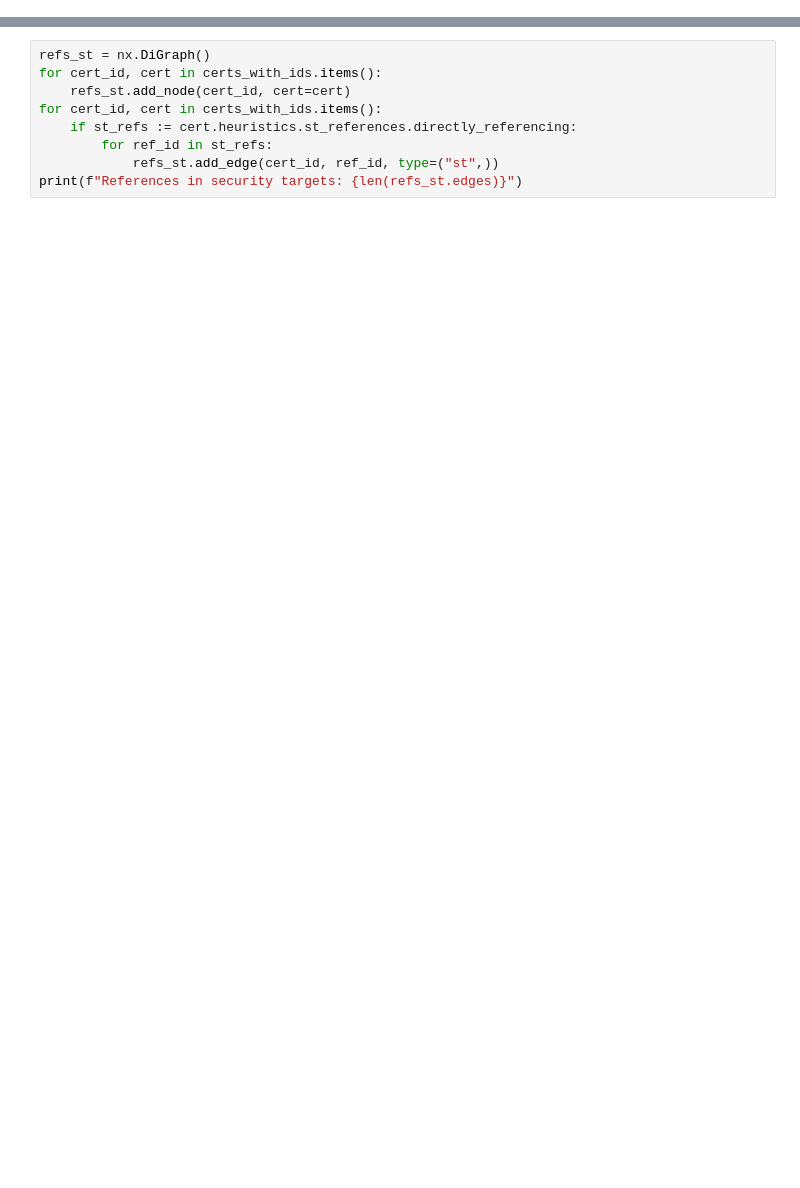
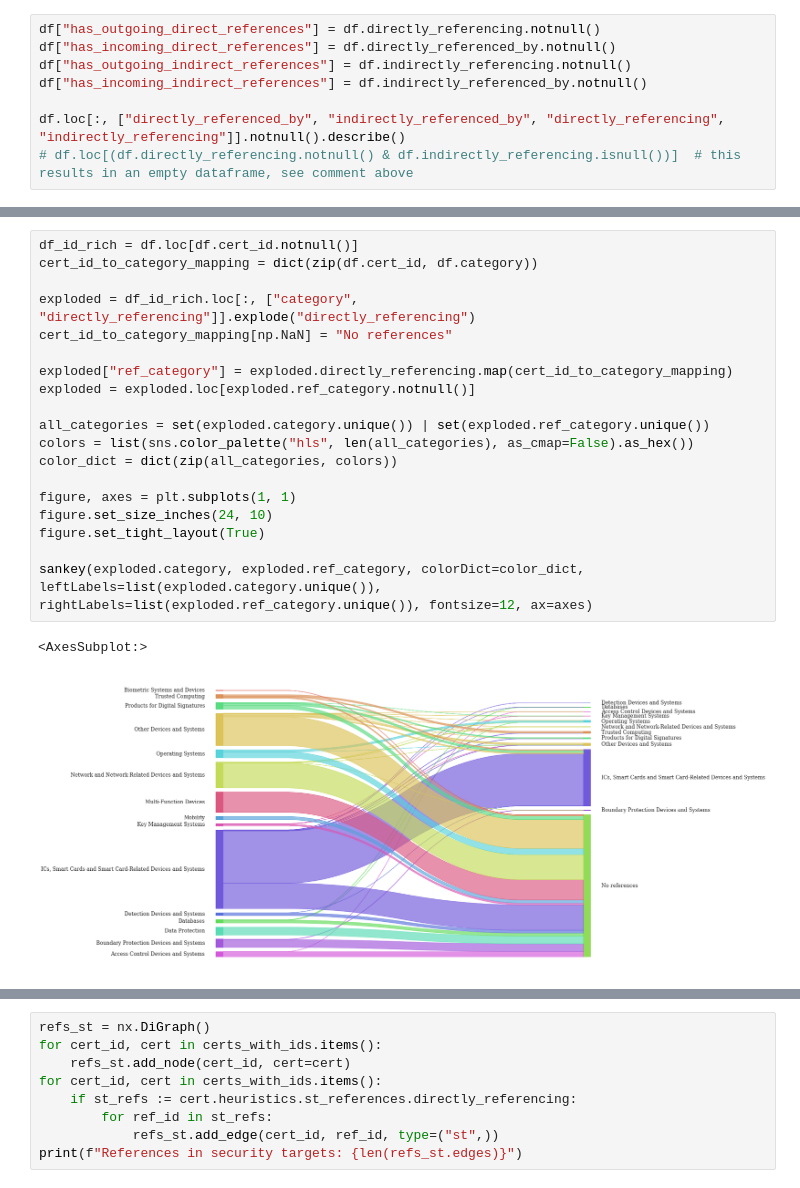
Before and after one commit to crocs-muni/sec-certs, a Jupyter notebook: notebooks/cc/references.ipynb, the cells around one changed output, grey strips where cells are left out. Drawn from its saved outputs; the diff is of its cells as text; blank space fills up the shorter version.

Commit message:
Merge reference notebooks.

```diff
--- a/notebooks/cc/references.ipynb
+++ b/notebooks/cc/references.ipynb
@@ -2,0 +35,8 @@
+# %%
+df["has_outgoing_direct_references"] = df.directly_referencing.notnull()
+df["has_incoming_direct_references"] = df.directly_referenced_by.notnull()
+df["has_outgoing_indirect_references"] = df.indirectly_referencing.notnull()
+df["has_incoming_indirect_references"] = df.indirectly_referenced_by.notnull()
+
+df.loc[:, ["directly_referenced_by", "indirectly_referenced_by", "directly_referencing", "indirectly_referencing"]].notnull().describe()
+# df.loc[(df.directly_referencing.notnull() & df.indirectly_referencing.isnull())]  # this results in an empty dataframe, see comment above
@@ -2,0 +69,22 @@
+# %%
+df_id_rich = df.loc[df.cert_id.notnull()]
+cert_id_to_category_mapping = dict(zip(df.cert_id, df.category))
+
+exploded = df_id_rich.loc[:, ["category", "directly_referencing"]].explode("directly_referencing")
+cert_id_to_category_mapping[np.NaN] = "No references"
+
+exploded["ref_category"] = exploded.directly_referencing.map(cert_id_to_category_mapping)
+exploded = exploded.loc[exploded.ref_category.notnull()]
+
+all_categories = set(exploded.category.unique()) | set(exploded.ref_category.unique())
+colors = list(sns.color_palette("hls", len(all_categories), as_cmap=False).as_hex())
+color_dict = dict(zip(all_categories, colors))
+
+figure, axes = plt.subplots(1, 1)
+figure.set_size_inches(24, 10)
+figure.set_tight_layout(True)
+
+sankey(exploded.category, exploded.ref_category, colorDict=color_dict, leftLabels=list(exploded.category.unique()), rightLabels=list(exploded.ref_category.unique()), fontsize=12, ax=axes)
+# %% [output]
+<AxesSubplot:>
+[figure, added]
```
Also changed, not shown: parts of 25 cells of this notebook, 1 other file.
